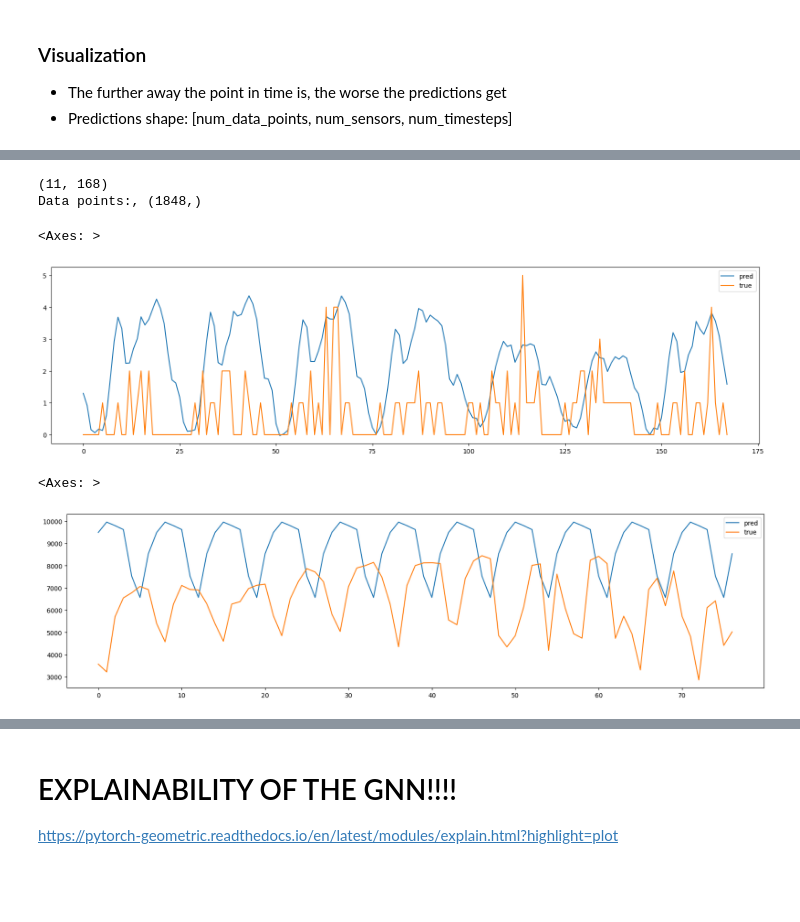
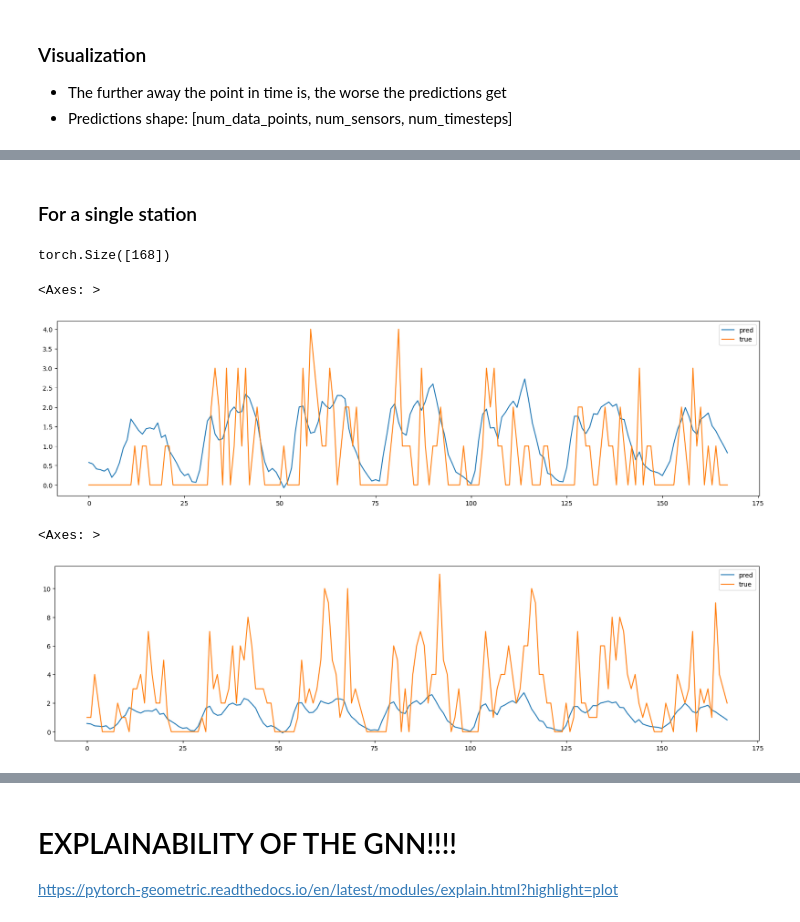
Before and after one commit to javi99/MT_predicting_BSD, a Jupyter notebook: models/developing/traffic_prediction.ipynb, the cells around one changed output, grey strips where cells are left out. Saved outputs shown, nothing was run; the diff lists cells and outputs as text; code cells hidden in the pictures; blank space fills up the shorter version.

```diff
--- a/models/developing/traffic_prediction.ipynb
+++ b/models/developing/traffic_prediction.ipynb
@@ -337,8 +677,8 @@ loss = 0
 step = 0
 horizon = 10
 
-loader = BICIMADloader(raw_data_dir="data_bicimad", raw_data_name="test_plugs.npy",adj_mat_name="adj_mat.npy")
-test_dataset = loader.get_dataset(slide=168,num_timesteps_in=168, num_timesteps_out=168)
+loader = BICIMADloader(raw_data_dir=os.path.join("data_bicimad","GNN_data"), raw_data_name="test_GNN_2022_std.npy",adj_mat_name="adj_mat.npy")
+test_dataset = loader.get_dataset(target_variable="plugs",slide=168,num_timesteps_in=168, num_timesteps_out=168)
 # Store for analysis
 predictions = []
 labels = []
@@ -373,62 +747,42 @@ torch.Size([170, 168])
+# %% [markdown]
+### For a single station
+# %%
+predictions[0][station].shape
+# %% [output]
+torch.Size([168])
 # %%
 import numpy as np
 
-sensor = 123
-preds = np.asarray([pred[sensor].detach().cpu().numpy() for pred in predictions])
-print(preds.shape)
-preds = preds.reshape((horizon+1)*168)
-labs  = np.asarray([label[sensor].cpu().numpy() for label in labels])
-labs = labs.reshape((horizon+1)*168)
+station = 3
 
-print("Data points:,", preds.shape)
+#preds = np.asarray([pred[sensor].detach().cpu().numpy() for pred in predictions])
+preds = np.asarray([pred[station].detach().cpu().numpy() for pred in predictions])
+preds = preds.reshape(168*(horizon+1))
+labs = np.asarray([lab[station].detach().cpu().numpy() for lab in labels])
+labs = labs.reshape(168*(horizon+1))
-# %% [output]
-(11, 168)
-Data points:, (1848,)
 # %%
 import matplotlib.pyplot as plt
 plt.figure(figsize=(20,5))
-sns.lineplot(data=preds[168:168+168], label="pred")
-sns.lineplot(data=labs[168:168+168], label="true")
+sns.lineplot(data=preds[168*0:1*168], label="pred")
+sns.lineplot(data=labs[168*0:1*168], label="true")
 # %% [output]
 <Axes: >
-[figure, old version]
+[figure, new version]
 # %%
 import numpy as np
 
-sensor = 9
+station = 25
+
 #preds = np.asarray([pred[sensor].detach().cpu().numpy() for pred in predictions])
-preds = np.asarray([pred.detach().cpu().numpy() for pred in predictions])
-preds=preds.reshape((horizon+1,170,7,24))
-preds = np.sum(preds, axis=1)
-preds = np.sum(preds, axis=2)
-preds=preds.reshape((horizon+1)*7)
-
-labs = np.asarray([lab.detach().cpu().numpy() for lab in labels])
-labs=labs.reshape((horizon+1,170,7,24))
-labs = np.sum(labs, axis=1)
-labs = np.sum(labs, axis=2)
-labs=labs.reshape((horizon+1)*7)
+preds = np.asarray([pred[station].detach().cpu().numpy() for pred in predictions])
+preds = preds.reshape(168*(horizon+1))
+labs = np.asarray([lab[station].detach().cpu().numpy() for lab in labels])
+labs = labs.reshape(168*(horizon+1))
-# %%
-preds = preds.reshape((horizon+1)*168)
-preds=preds.reshape((horizon+1,7,24))
-
-preds = np.sum(preds, axis=2)
-preds=preds.reshape((horizon+1)*7)
-
-labs  = np.asarray([label[sensor].cpu().numpy() for label in labels])
-labs = labs.reshape((horizon+1)*168)
-
-labs=labs.reshape((horizon+1,7,24))
-
-labs = np.sum(labs, axis=2)
-labs=labs.reshape((horizon+1)*7)
-
-print("Data points:,", preds.shape)
 # %%
 import matplotlib.pyplot as plt
 plt.figure(figsize=(20,5))
-sns.lineplot(data=preds, label="pred")
-sns.lineplot(data=labs, label="true")
+sns.lineplot(data=preds[168*0:1*168], label="pred")
+sns.lineplot(data=labs[168*0:1*168], label="true")
 # %% [output]
 <Axes: >
-[figure, old version]
+[figure, new version]
```
Also changed, not shown: parts of 35 cells of this notebook.
